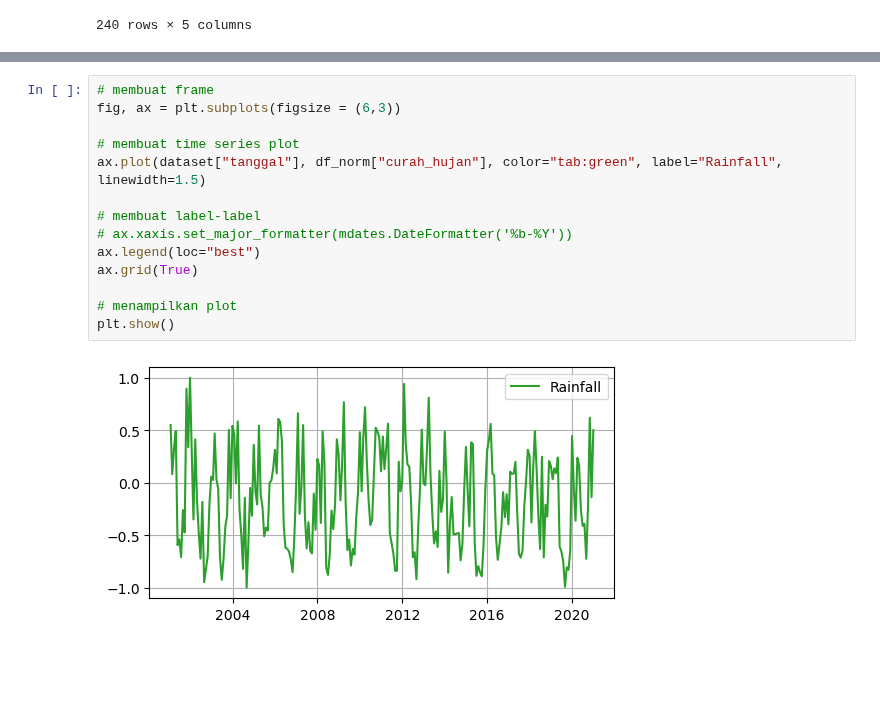
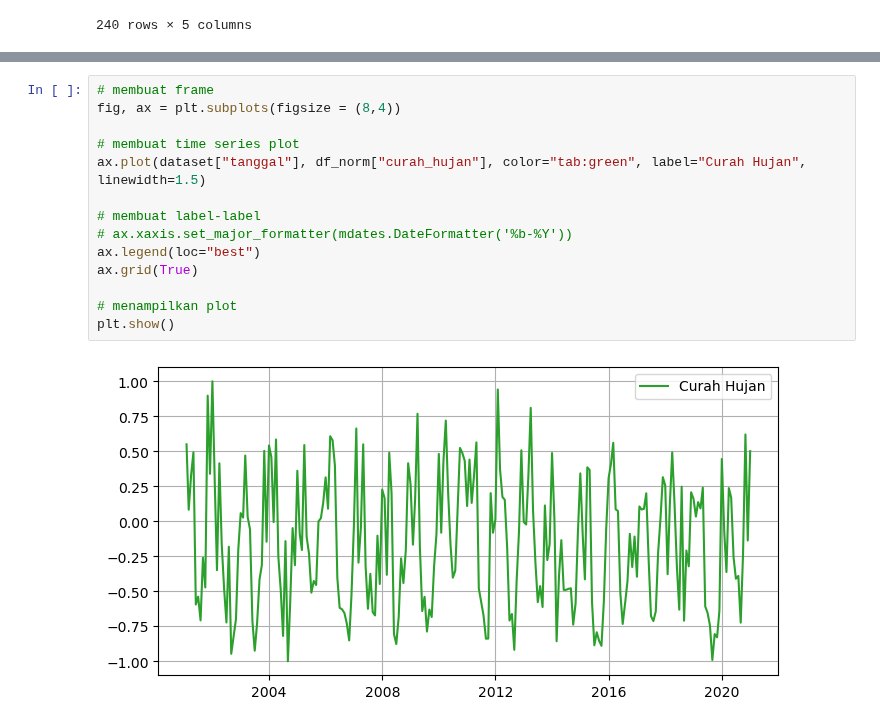
Before and after one commit to kusin/tensorflow-hotspot-v1, a Jupyter notebook: Untitled3.ipynb, the cells around one changed output, grey strips where cells are left out. Saved outputs shown, nothing was run; the diff lists cells and outputs as text; blank space fills up the shorter version.

```diff
--- a/Untitled3.ipynb
+++ b/Untitled3.ipynb
@@ -194,18 +194,18 @@ plt.show()
 # %%
 # membuat frame
-fig, ax = plt.subplots(figsize = (6,3))
+fig, ax = plt.subplots(figsize = (8,4))
 
 # membuat time series plot
-ax.plot(dataset["tanggal"], df_norm["curah_hujan"], color="tab:green", label="Rainfall", linewidth=1.5)
+ax.plot(dataset["tanggal"], df_norm["curah_hujan"], color="tab:green", label="Curah Hujan", linewidth=1.5)
 
 # membuat label-label
 # ax.xaxis.set_major_formatter(mdates.DateFormatter('%b-%Y'))
 ax.legend(loc="best")
 ax.grid(True)
 
 # menampilkan plot
 plt.show()
 # %% [output]
-[figure, old version]
+[figure, new version]
 # %%
 # membuat frame
```
Also changed, not shown: parts of 7 cells of this notebook.
